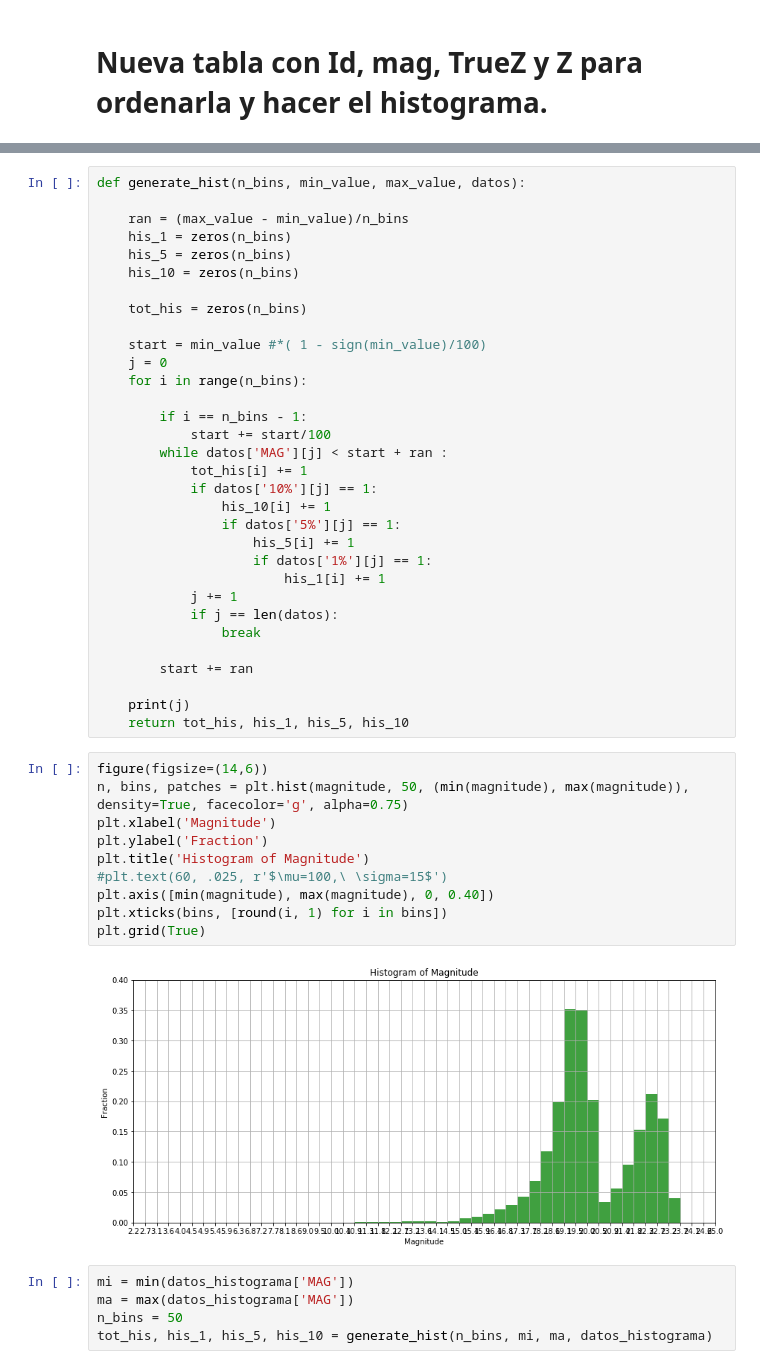
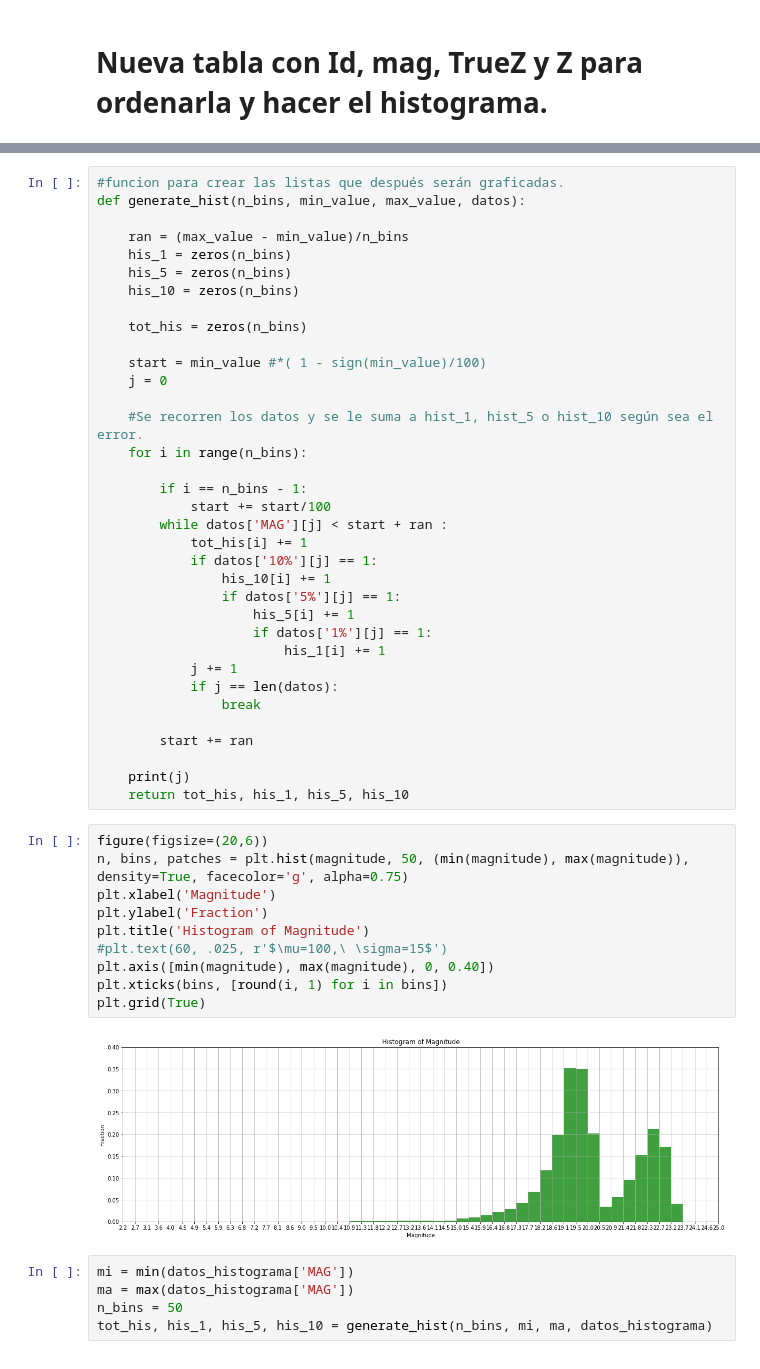
Before and after one commit to sergiolobo26/Monograf-aRedshiftML, a Jupyter notebook: Magnitud_Z.ipynb, the cells around one changed output, grey strips where cells are left out. Saved outputs shown, nothing was run; the diff lists cells and outputs as text.

```diff
--- a/Magnitud_Z.ipynb
+++ b/Magnitud_Z.ipynb
@@ -133,5 +144,6 @@ rec.array([ (288230408724718789,  -1.54737045e-05,  2.19822001,  -1.40404791e-05
           dtype=[('TARGETID', '>i8'), ('TRUEZ', '>f4'), ('MAG', '>f4'), ('Z', '>f8'), ('10%', '<i4'), ('5%', '<i4'), ('1%', '<i4')])
 # %%
+#funcion para crear las listas que después serán graficadas.
 def generate_hist(n_bins, min_value, max_value, datos):
 
     ran = (max_value - min_value)/n_bins
@@ -143,6 +155,8 @@ def generate_hist(n_bins, min_value, max_value, datos):
 
     start = min_value #*( 1 - sign(min_value)/100)
     j = 0
+
+    #Se recorren los datos y se le suma a hist_1, hist_5 o hist_10 según sea el error.
     for i in range(n_bins):
 
         if i == n_bins - 1:
@@ -164,17 +178,17 @@ def generate_hist(n_bins, min_value, max_value, datos):
     print(j)
     return tot_his, his_1, his_5, his_10
 # %%
-figure(figsize=(14,6))
+figure(figsize=(20,6))
 n, bins, patches = plt.hist(magnitude, 50, (min(magnitude), max(magnitude)), density=True, facecolor='g', alpha=0.75)
 plt.xlabel('Magnitude')
 plt.ylabel('Fraction')
 plt.title('Histogram of Magnitude')
 #plt.text(60, .025, r'$\mu=100,\ \sigma=15$')
 plt.axis([min(magnitude), max(magnitude), 0, 0.40])
 plt.xticks(bins, [round(i, 1) for i in bins])
 plt.grid(True)
 # %% [output]
-[figure, old version]
+[figure, new version]
 # %%
 mi = min(datos_histograma['MAG'])
 ma = max(datos_histograma['MAG'])
```
Also changed, not shown: parts of 27 cells of this notebook.
